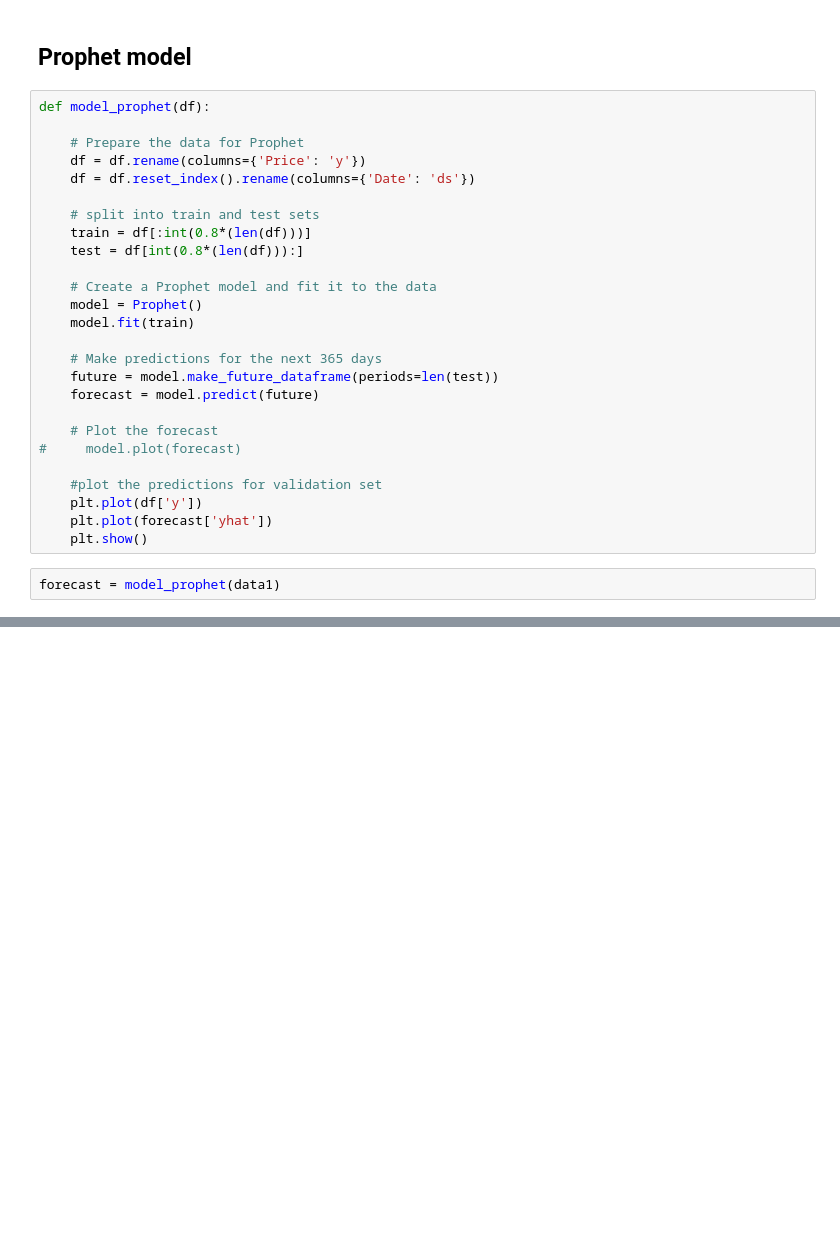
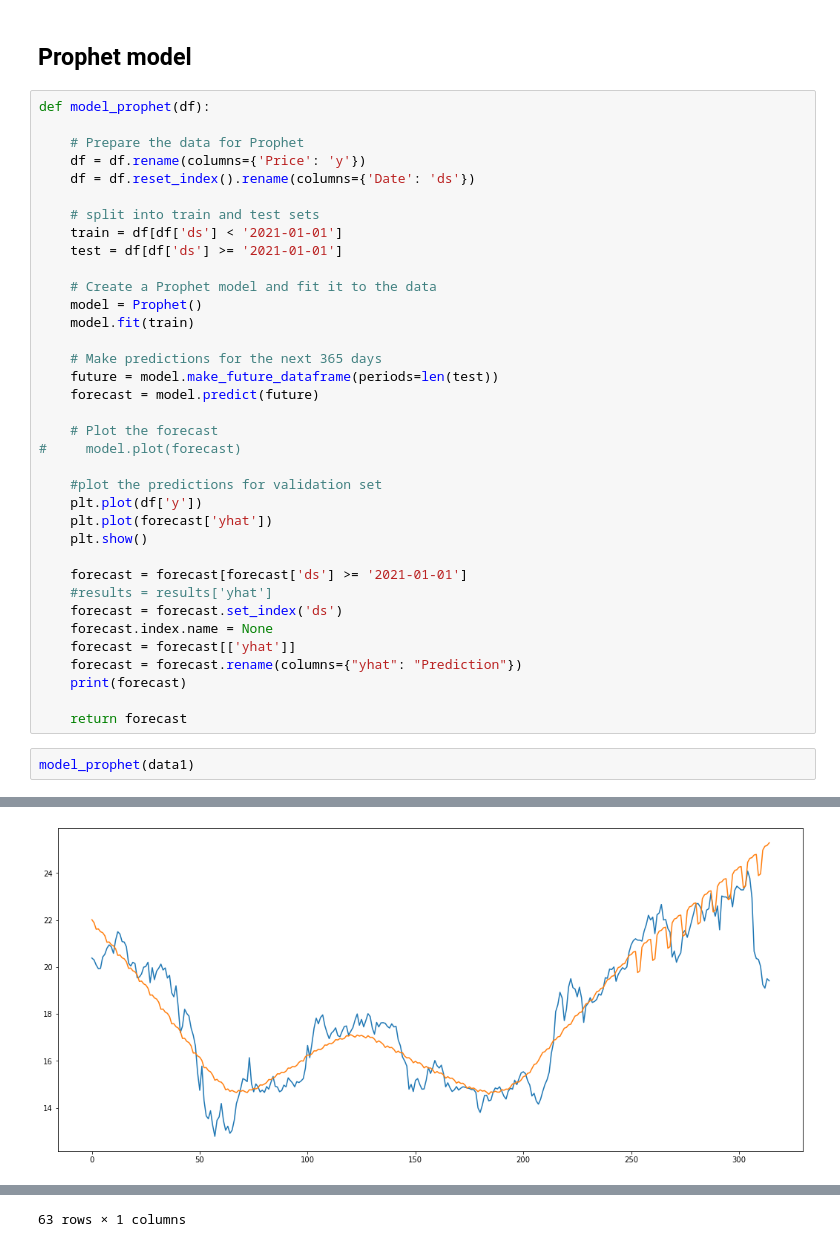
Before and after one commit to nataliegref/Value-Investor, a Jupyter notebook: Fifth project May 24.ipynb, the cells around one changed output, grey strips where cells are left out. Cells and saved outputs as stored; diff of their text form; blank space fills up the shorter version.

```diff
--- a/Fifth project May 24.ipynb
+++ b/Fifth project May 24.ipynb
@@ -604,8 +674,8 @@ def model_prophet(df):
     df = df.reset_index().rename(columns={'Date': 'ds'})
 
     # split into train and test sets
-    train = df[:int(0.8*(len(df)))]
-    test = df[int(0.8*(len(df))):]
+    train = df[df['ds'] < '2021-01-01']
+    test = df[df['ds'] >= '2021-01-01']
 
     # Create a Prophet model and fit it to the data
     model = Prophet()
@@ -622,5 +692,16 @@ def model_prophet(df):
     plt.plot(df['y'])
     plt.plot(forecast['yhat'])
     plt.show()
+
+    forecast = forecast[forecast['ds'] >= '2021-01-01']
+    #results = results['yhat']
+    forecast = forecast.set_index('ds')
+    forecast.index.name = None
+    forecast = forecast[['yhat']]
+    forecast = forecast.rename(columns={"yhat": "Prediction"})
+    print(forecast)
+
+    return forecast
 # %%
-forecast = model_prophet(data1)
+model_prophet(data1)
+# %% [output]
@@ -626,0 +710 @@ forecast = model_prophet(data1)
+[figure, added]
@@ -627,2 +737,3 @@ forecast = model_prophet(data1)
+63 rows × 1 columns
 # %%
 model_prophet(data1W)
```
Also changed, not shown: parts of 23 cells of this notebook.
